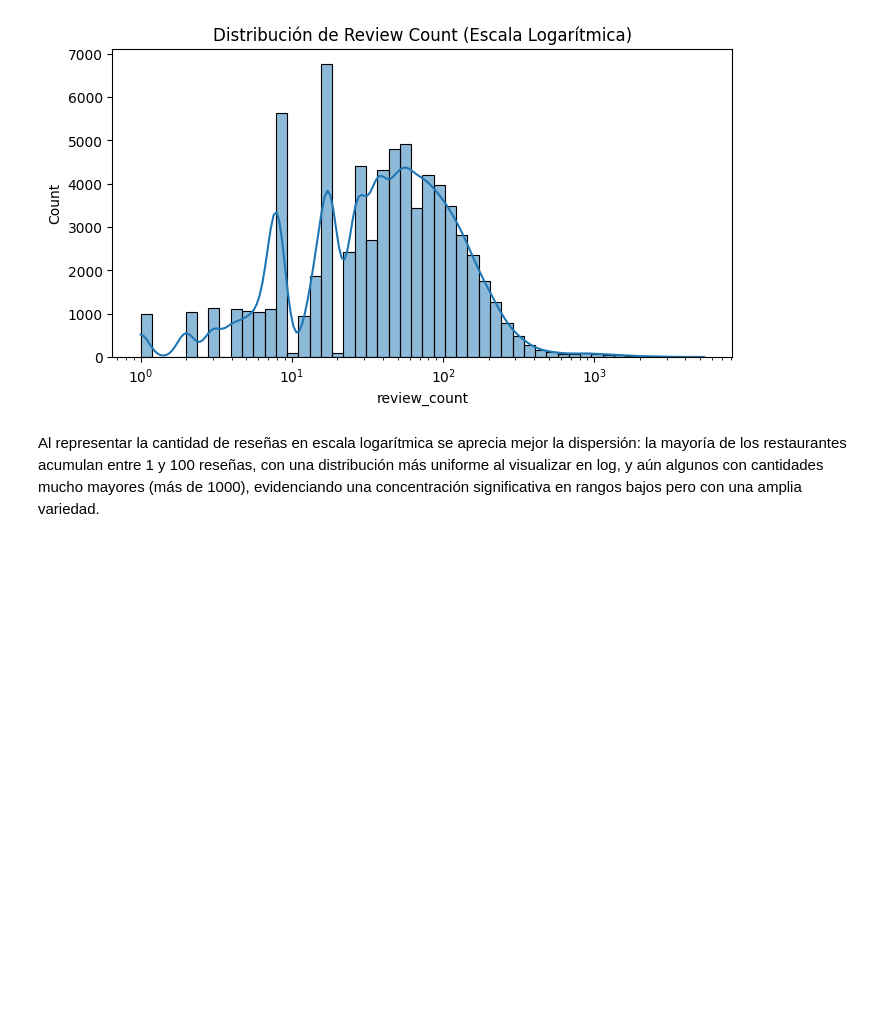
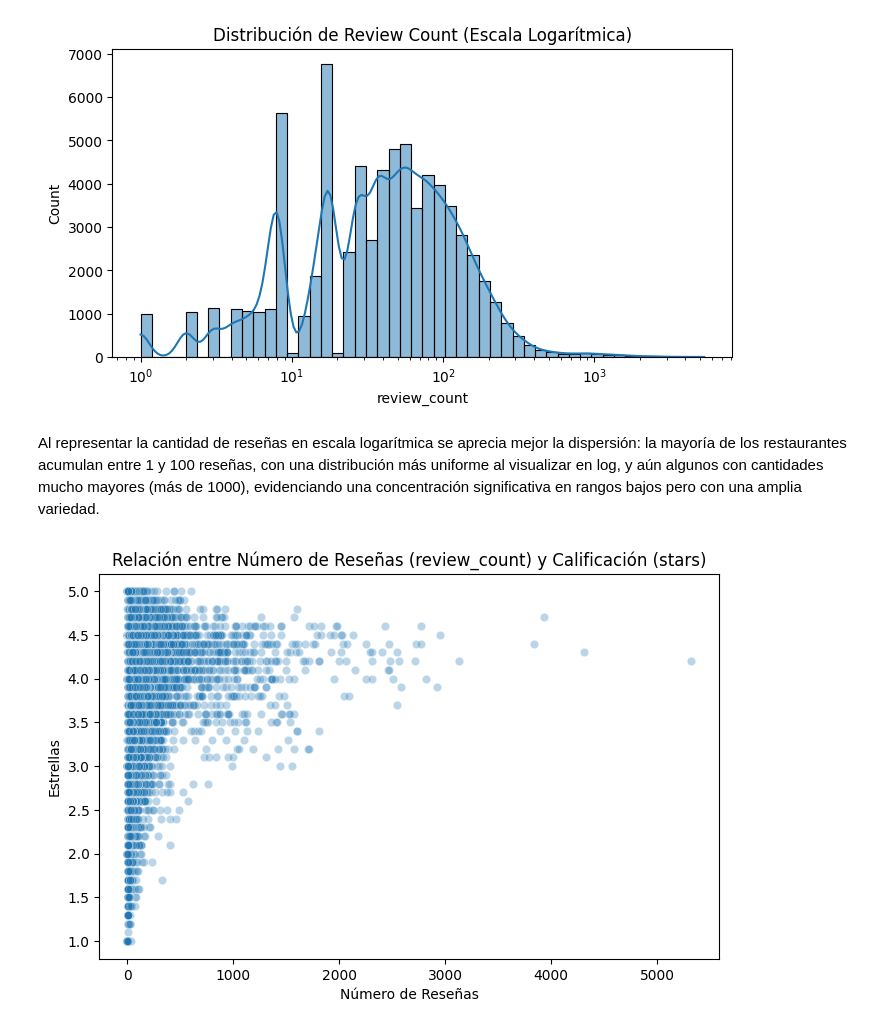
Before and after one commit to JosueMonte/restaurantguru, a Jupyter notebook: EDA/EDA_Google_MetaData.ipynb, the cells around one changed output. Drawn from its saved outputs; the diff is of its cells as text; code cells hidden in the pictures; blank space fills up the shorter version.

Commit message:
google-reviews-eda

```diff
--- a/EDA/EDA_Google_MetaData.ipynb
+++ b/EDA/EDA_Google_MetaData.ipynb
@@ -279,3 +279,18 @@ plt.show()
 [figure]
 # %% [markdown]
 Al representar la cantidad de reseñas en escala logarítmica se aprecia mejor la dispersión: la mayoría de los restaurantes acumulan entre 1 y 100 reseñas, con una distribución más uniforme al visualizar en log, y aún algunos con cantidades mucho mayores (más de 1000), evidenciando una concentración significativa en rangos bajos pero con una amplia variedad.
+# %%
+import pandas as pd
+import seaborn as sns
+import matplotlib.pyplot as plt
+import numpy as np
+
+# 1. Gráfico de dispersión para ver la relación entre stars y review_count
+plt.figure(figsize=(8,5))
+sns.scatterplot(data=df_completo, x='review_count', y='stars', alpha=0.3)
+plt.title('Relación entre Número de Reseñas (review_count) y Calificación (stars)')
+plt.xlabel('Número de Reseñas')
+plt.ylabel('Estrellas')
+plt.show()
+# %% [output]
+[figure, added]
```
Also changed, not shown: parts of 6 cells of this notebook, 2 other files.
